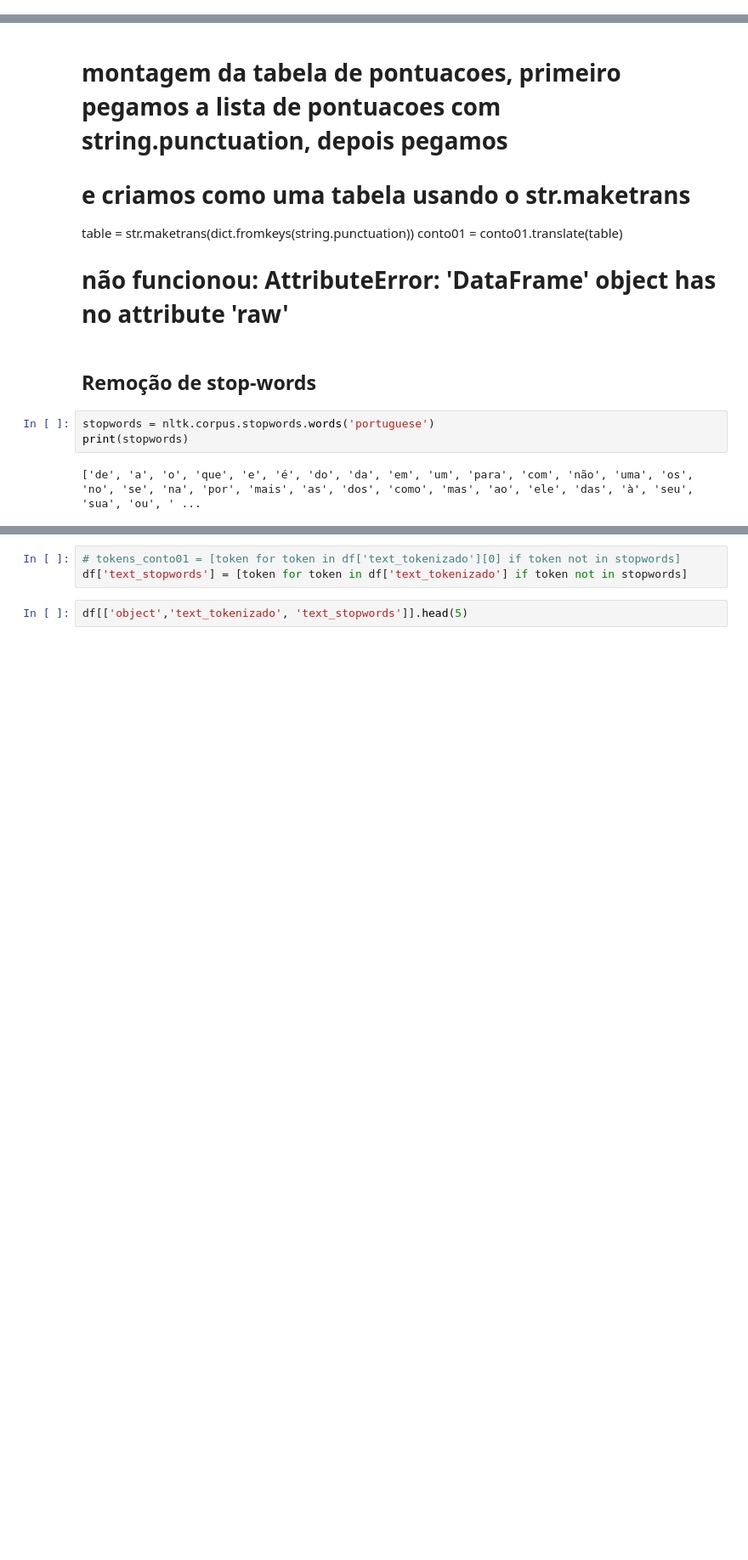
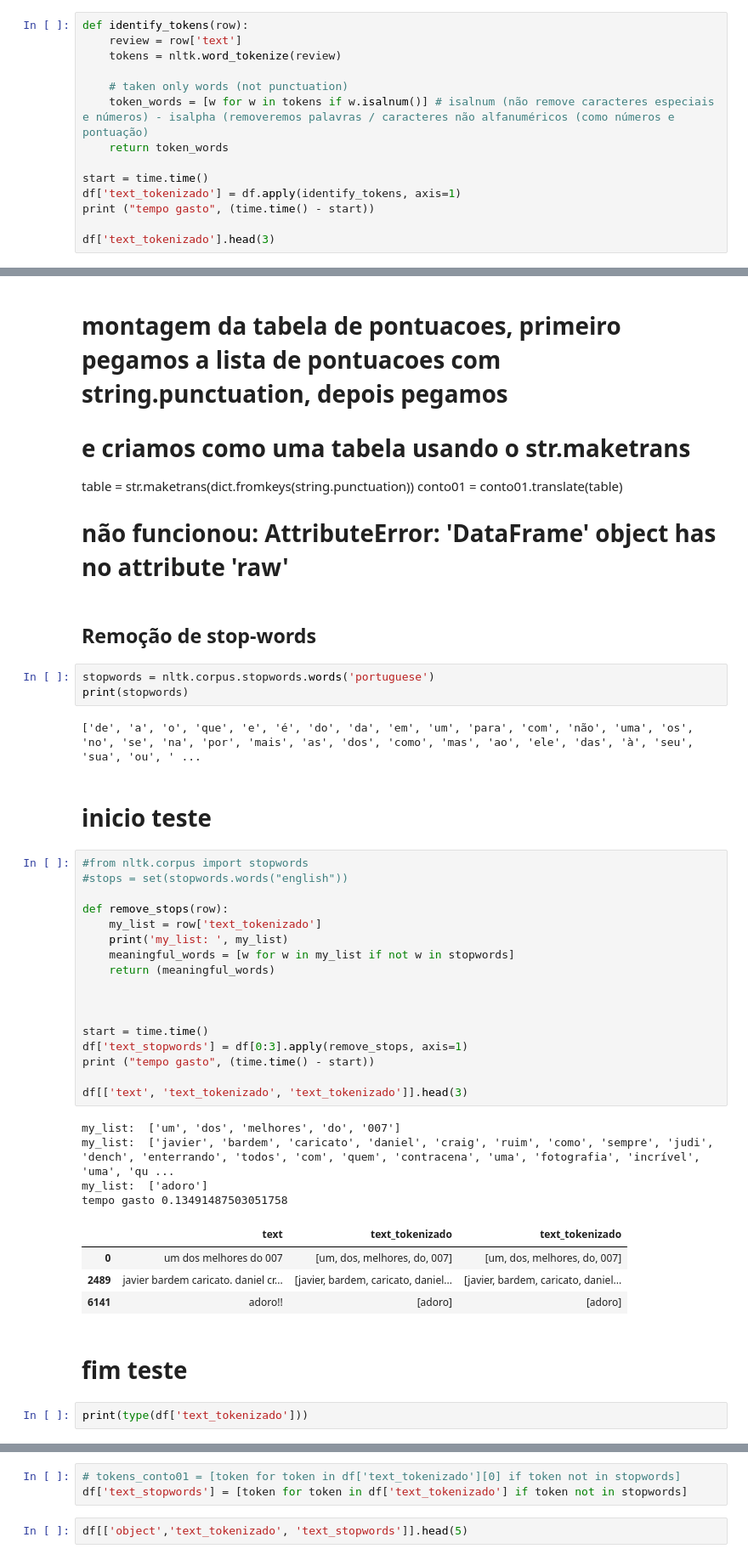
Before and after one commit to hericax/Pos, a Jupyter notebook: projeto_NLP/projeto_NLP.ipynb, the cells around one changed output, grey strips where cells are left out. Shown at 85% size. Drawn from its saved outputs; the diff is of its cells as text; blank space fills up the shorter version.

```diff
--- a/projeto_NLP/projeto_NLP.ipynb
+++ b/projeto_NLP/projeto_NLP.ipynb
@@ -505,0 +508,14 @@ series.apply 1780.3064031600952
+# %%
+def identify_tokens(row):
+    review = row['text']
+    tokens = nltk.word_tokenize(review)
+
+    # taken only words (not punctuation)
+    token_words = [w for w in tokens if w.isalnum()] # isalnum (não remove caracteres especiais e números) - isalpha (removeremos palavras / caracteres não alfanuméricos (como números e pontuação)
+    return token_words
+
+start = time.time()
+df['text_tokenizado'] = df.apply(identify_tokens, axis=1)
+print ("tempo gasto", (time.time() - start))
+
+df['text_tokenizado'].head(3)
@@ -557,3 +583,35 @@ stopwords = nltk.corpus.stopwords.words('portuguese')
 print(stopwords)
 # %% [output]
 ['de', 'a', 'o', 'que', 'e', 'é', 'do', 'da', 'em', 'um', 'para', 'com', 'não', 'uma', 'os', 'no', 'se', 'na', 'por', 'mais', 'as', 'dos', 'como', 'mas', 'ao', 'ele', 'das', 'à', 'seu', 'sua', 'ou', ' ...
+# %% [markdown]
+# inicio teste
+# %%
+#from nltk.corpus import stopwords
+#stops = set(stopwords.words("english"))
+
+def remove_stops(row):
+    my_list = row['text_tokenizado']
+    print('my_list: ', my_list)
+    meaningful_words = [w for w in my_list if not w in stopwords]
+    return (meaningful_words)
+
+
+
+start = time.time()
+df['text_stopwords'] = df[0:3].apply(remove_stops, axis=1)
+print ("tempo gasto", (time.time() - start))
+
+df[['text', 'text_tokenizado', 'text_tokenizado']].head(3)
+# %% [output]
+my_list:  ['um', 'dos', 'melhores', 'do', '007']
+my_list:  ['javier', 'bardem', 'caricato', 'daniel', 'craig', 'ruim', 'como', 'sempre', 'judi', 'dench', 'enterrando', 'todos', 'com', 'quem', 'contracena', 'uma', 'fotografia', 'incrível', 'uma', 'qu ...
+my_list:  ['adoro']
+tempo gasto 0.13491487503051758
+|  | text | text_tokenizado | text_tokenizado |
+| 0 | um dos melhores do 007 | [um, dos, melhores, do, 007] | [um, dos, melhores, do, 007] |
+| 2489 | javier bardem caricato. daniel cr... | [javier, bardem, caricato, daniel... | [javier, bardem, caricato, daniel... |
+| 6141 | adoro!! | [adoro] | [adoro] |
+# %% [markdown]
+# fim teste
+# %%
+print(type(df['text_tokenizado']))
```
Also changed, not shown: parts of 44 cells of this notebook.
